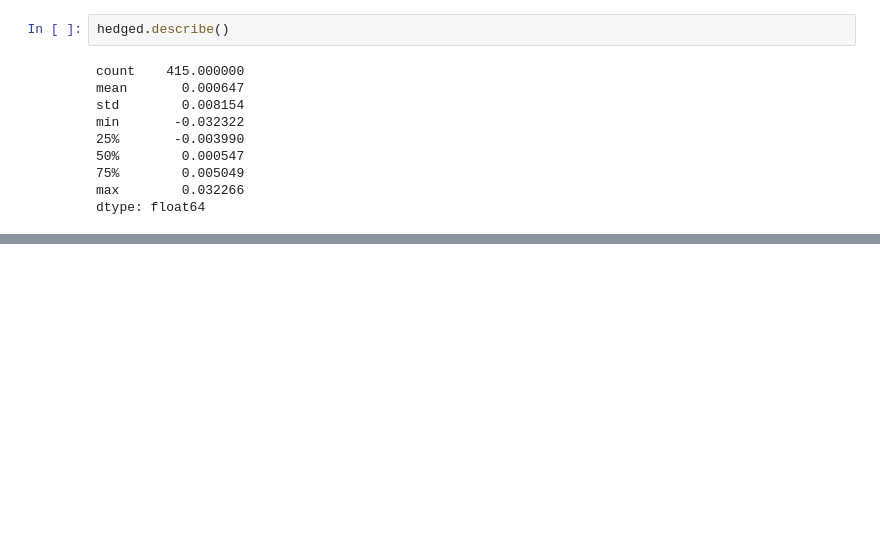
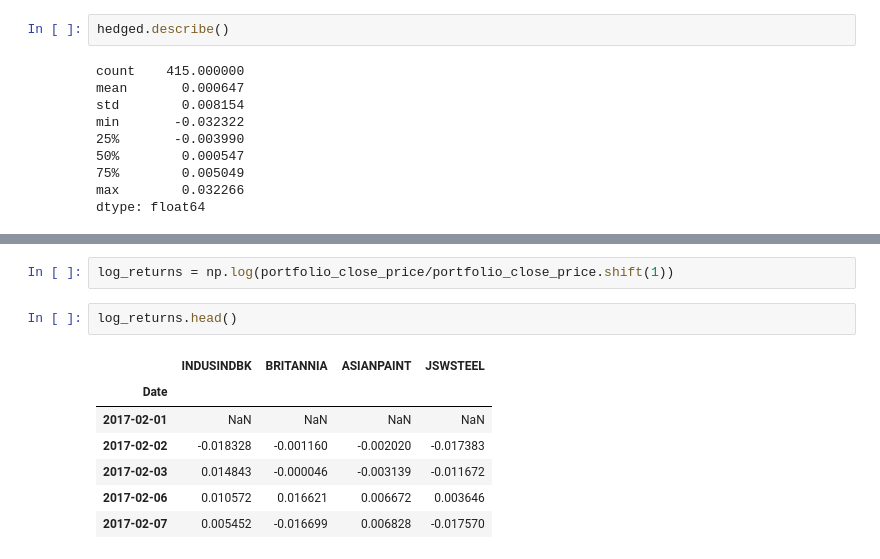
Before and after one commit to magnacore/Portfolio-Optimization-and-Return-Analysis, a Jupyter notebook: Portfolio Optimization and Analysis.ipynb, the cells around one changed output, grey strips where cells are left out. Cells and saved outputs as stored; diff of their text form; blank space fills up the shorter version.

```diff
--- a/Portfolio Optimization and Analysis.ipynb
+++ b/Portfolio Optimization and Analysis.ipynb
@@ -335,0 +361,12 @@ dtype: float64
+# %%
+log_returns = np.log(portfolio_close_price/portfolio_close_price.shift(1))
+# %%
+log_returns.head()
+# %% [output]
+|  | INDUSINDBK | BRITANNIA | ASIANPAINT | JSWSTEEL |
+| Date |  |  |  |  |
+| 2017-02-01 | NaN | NaN | NaN | NaN |
+| 2017-02-02 | -0.018328 | -0.001160 | -0.002020 | -0.017383 |
+| 2017-02-03 | 0.014843 | -0.000046 | -0.003139 | -0.011672 |
+| 2017-02-06 | 0.010572 | 0.016621 | 0.006672 | 0.003646 |
+| 2017-02-07 | 0.005452 | -0.016699 | 0.006828 | -0.017570 |
```
Also changed, not shown: parts of 32 cells of this notebook.
